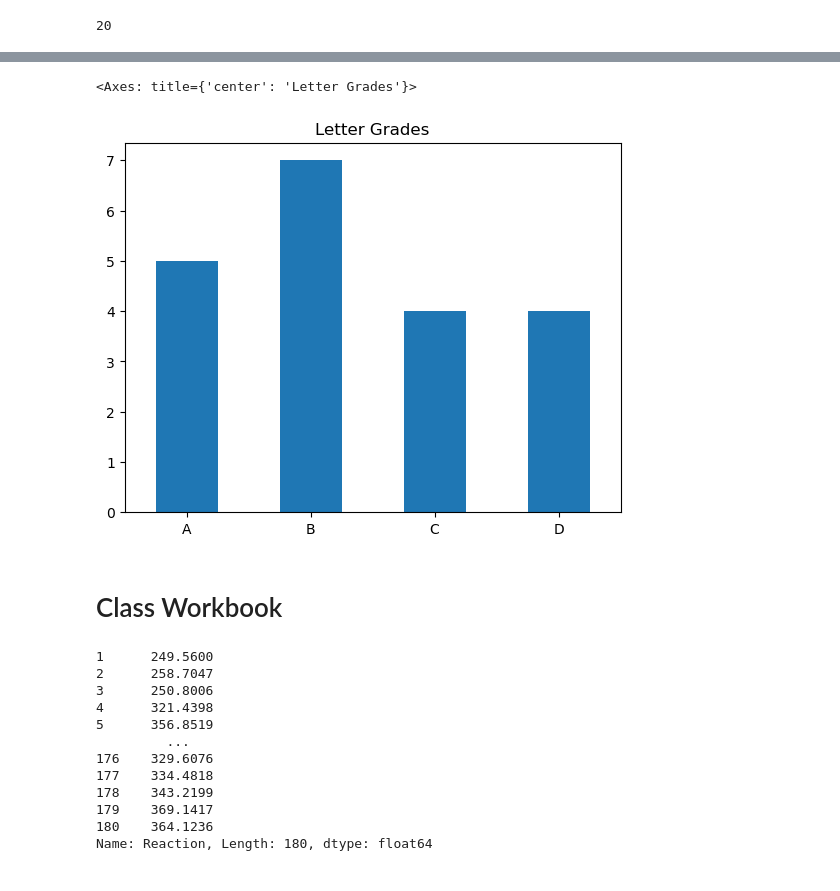
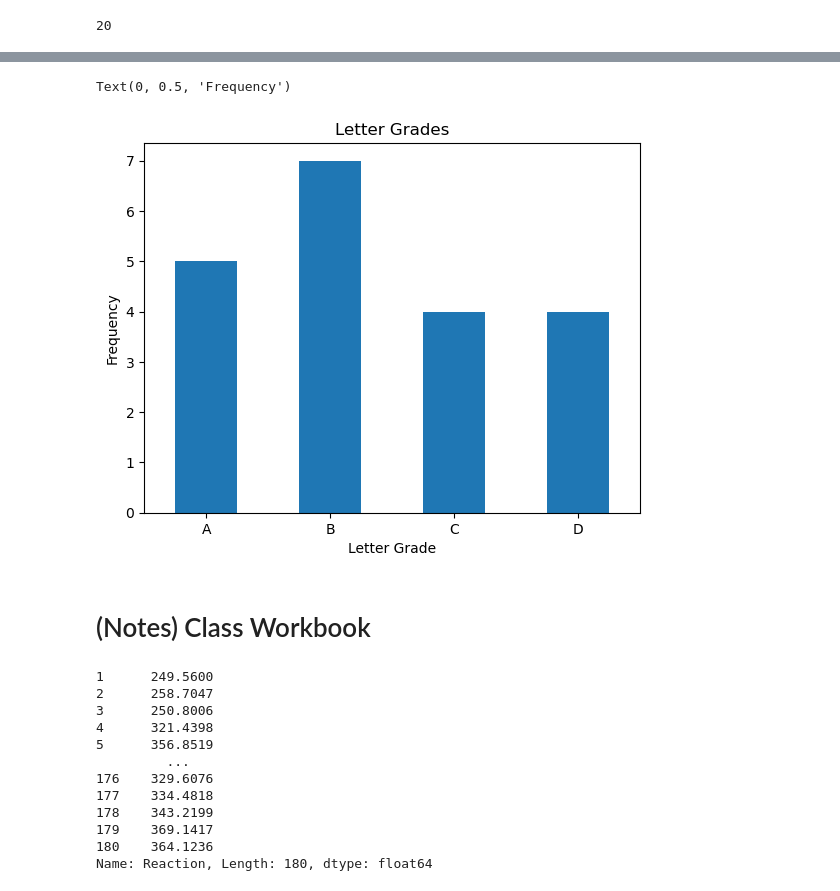
Before and after one commit to Zacharia-Schmitz/numpy-pandas-visualization-exercises, a Jupyter notebook: pandas_series.ipynb, the cells around one changed output, grey strips where cells are left out. Cells and saved outputs as stored; diff of their text form; code cells hidden in the pictures.

```diff
--- a/pandas_series.ipynb
+++ b/pandas_series.ipynb
@@ -446,12 +491,15 @@ letter_grades = curved_grades.apply(lambda x: 'A' if x >= 90 else 'B' if x >= 80
 # %%
 # Plot your new categorical letter_grades Series in a meaninful way and include a title and axis labels.
 
 letter_grades.value_counts().sort_index().plot.bar(title='Letter Grades', rot=0)
+
+plt.xlabel('Letter Grade')
+plt.ylabel('Frequency')
 # %% [output]
-<Axes: title={'center': 'Letter Grades'}>
+Text(0, 0.5, 'Frequency')
-[figure, old version]
+[figure, new version]
 # %% [markdown]
-# Class Workbook
+# (Notes) Class Workbook
 # %%
 import pandas as pd
 import numpy as np
```
Also changed, not shown: parts of 29 cells of this notebook.
